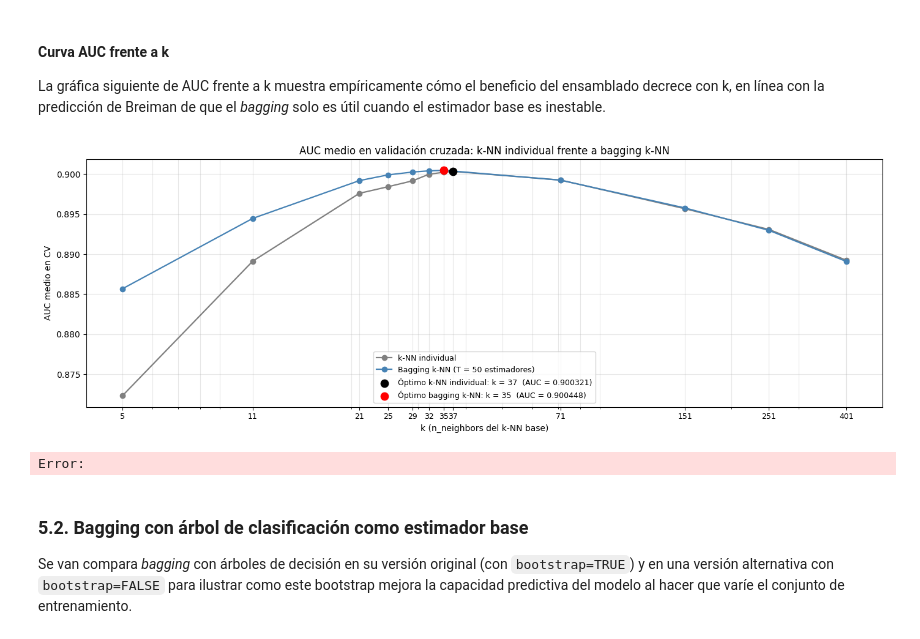
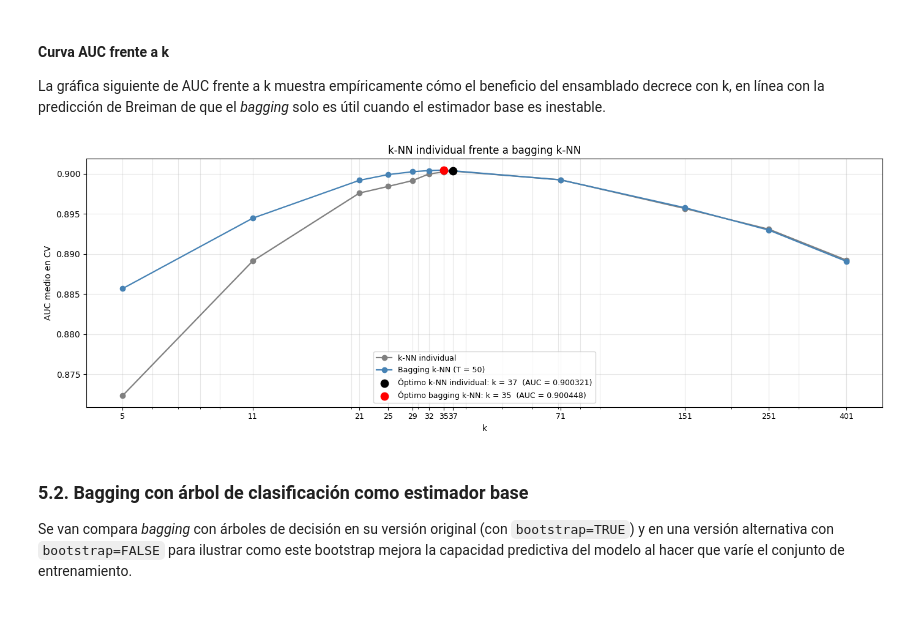
Before and after one commit to Ferovi3/TFG---Tecnicas-de-ensamblado-en-aprendizaje-automatico-supervisado, a Jupyter notebook: Credit Risk Dataset.ipynb, the cells around one changed output. Saved outputs shown, nothing was run; the diff lists cells and outputs as text; code cells hidden in the pictures.

```diff
--- a/Credit Risk Dataset.ipynb
+++ b/Credit Risk Dataset.ipynb
@@ -800,38 +850,37 @@ fig, ax = plt.subplots(figsize=(14, 5))
 ax.plot(knn_curve['n_neighbors'], knn_curve['AUC'],
         'o-', color='gray', markersize=6, linewidth=1.6,
         label='k-NN individual')
 
 # Bagging k-NN
 ax.plot(bag_curve['n_neighbors'], bag_curve['AUC'],
         'o-', color='steelblue', markersize=6, linewidth=1.6,
-        label='Bagging k-NN (T = 50 estimadores)')
+        label='Bagging k-NN (T = 50)')
 
 # Óptimo k-NN individual
 best_k_knn   = knn_best_params['n_neighbors']
 best_auc_knn = knn_curve.loc[knn_curve['n_neighbors'] == best_k_knn, 'AUC'].values[0]
 ax.scatter([best_k_knn], [best_auc_knn], color='black', zorder=6, s=80,
            label=f'Óptimo k-NN individual: k = {best_k_knn}  (AUC = {best_auc_knn:.6f})')
 
 # Óptimo bagging k-NN
 best_k_bag   = bagging_knn_best_params_val['n_neighbors']
 best_auc_bag = bagging_knn_metrics['AUC']
 ax.scatter([best_k_bag], [best_auc_bag], color='red', zorder=6, s=80,
            label=f'Óptimo bagging k-NN: k = {best_k_bag}  (AUC = {best_auc_bag:.6f})')
 
 ax.set_xscale('log')
 ax.set_xticks(k_values)
 ax.set_xticklabels(k_values, fontsize=9)
-ax.set_xlabel('k (n_neighbors del k-NN base)')
+ax.set_xlabel('k')
 ax.set_ylabel('AUC medio en CV')
-ax.set_title('AUC medio en validación cruzada: k-NN individual frente a bagging k-NN')
+ax.set_title('k-NN individual frente a bagging k-NN')
 ax.grid(True, alpha=0.3, which='both')
 ax.legend(fontsize=9, loc='lower center')
 plt.tight_layout()
 plt.savefig('Fotos/bagging_knn_vs_knn_AUC_vs_k.png', dpi=150, bbox_inches='tight')
 plt.show()
 # %% [output]
-[figure, old version]
+[figure, new version]
-Error:
 # %% [markdown]
 ### 5.2. Bagging con árbol de clasificación como estimador base
 
```
Also changed, not shown: parts of 18 cells of this notebook.
